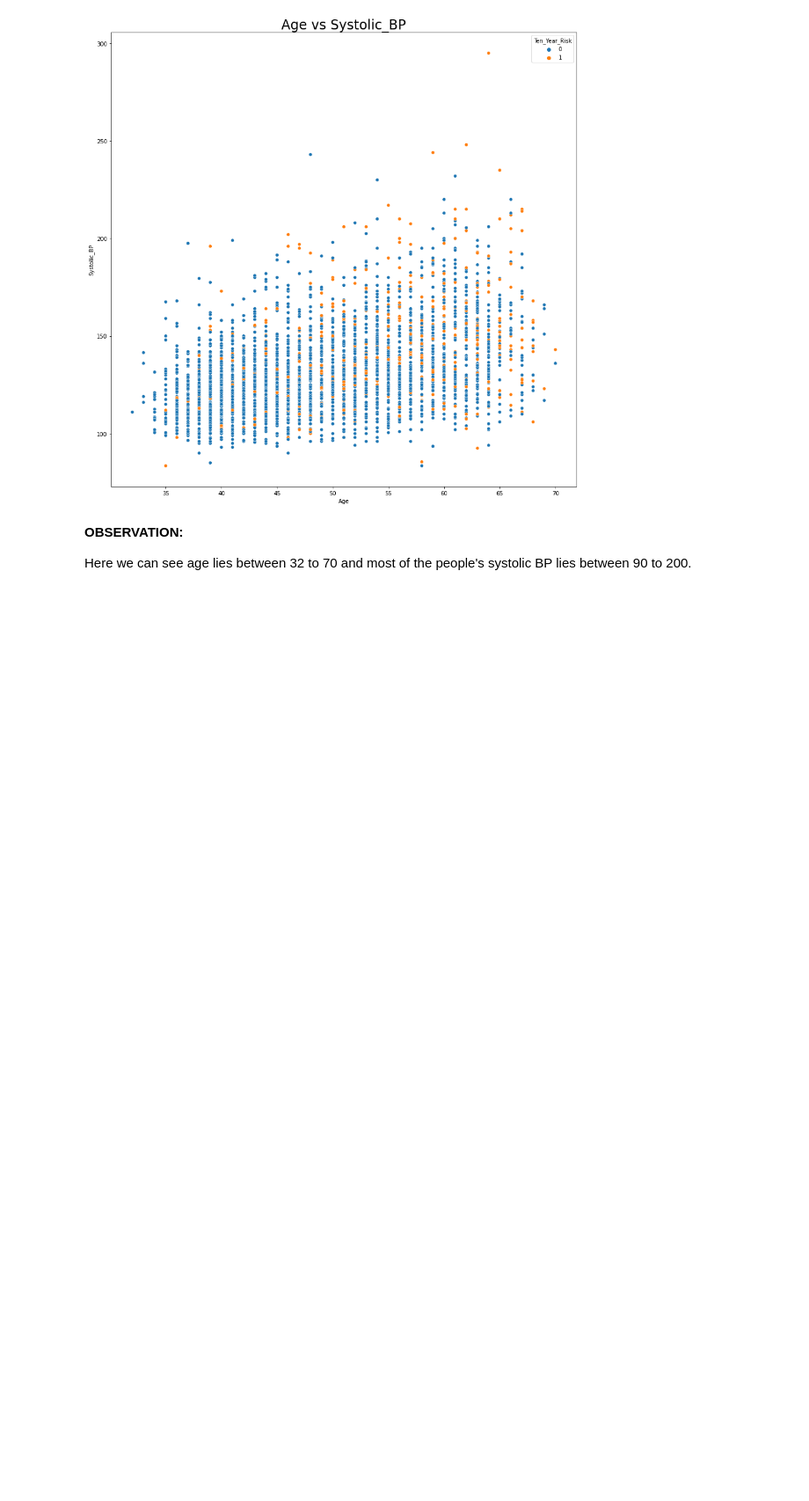
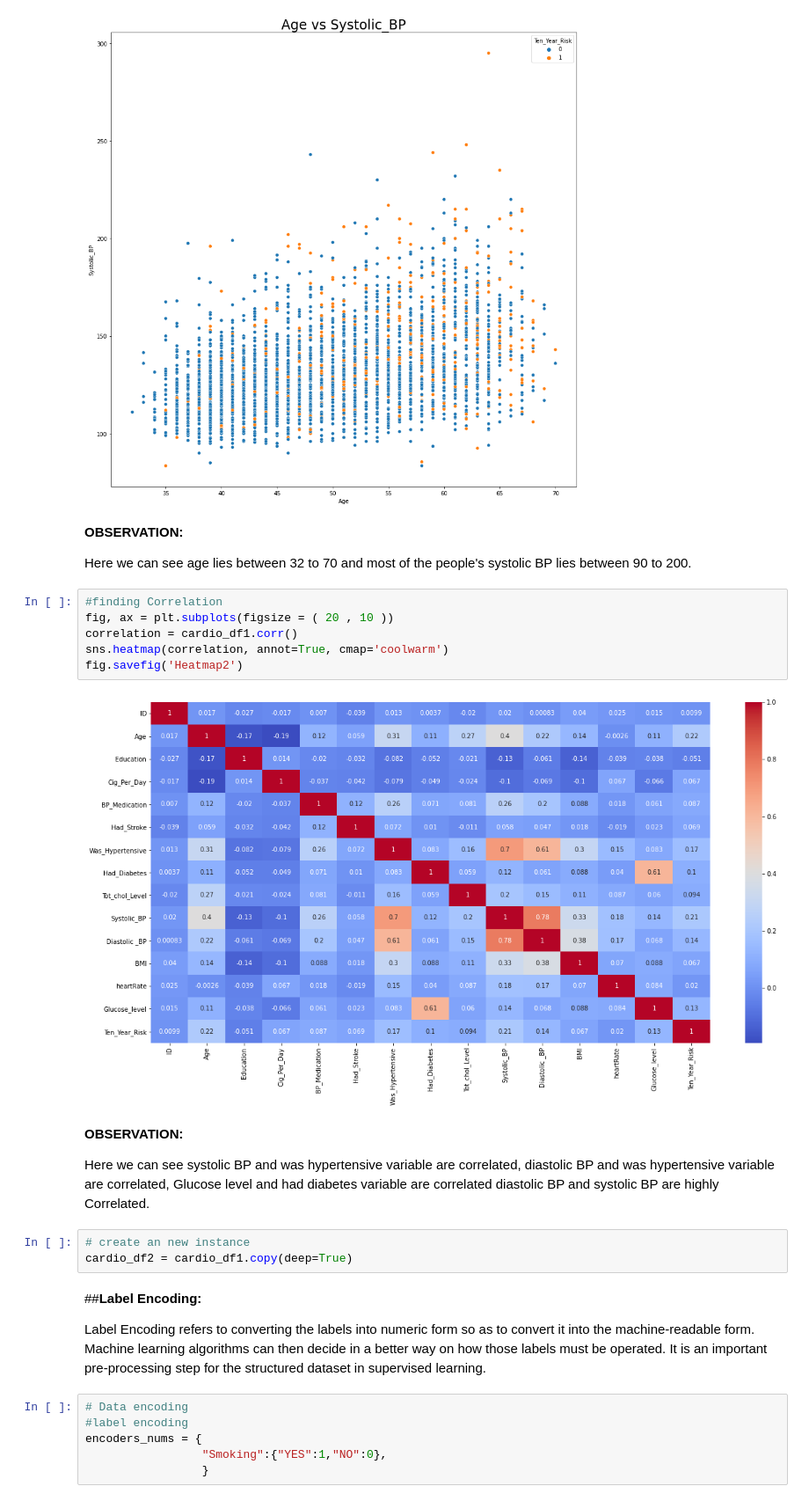
Before and after one commit to humant01/Cardiovascular-Risk-Prediction, a Jupyter notebook: Cardiovascular_Risk_Prediction.ipynb, the cells around one changed output. Shown at 88% size. Saved outputs shown, nothing was run; the diff lists cells and outputs as text; blank space fills up the shorter version.

```diff
--- a/Cardiovascular_Risk_Prediction.ipynb
+++ b/Cardiovascular_Risk_Prediction.ipynb
@@ -1107,3 +1107,29 @@ Text(0.5, 1.0, 'Age vs Systolic_BP')
 **OBSERVATION:**
 
 Here we can see age lies between 32 to 70 and most of the people's systolic BP lies between 90 to 200.
+# %%
+#finding Correlation
+fig, ax = plt.subplots(figsize = ( 20 , 10 ))
+correlation = cardio_df1.corr()
+sns.heatmap(correlation, annot=True, cmap='coolwarm')
+fig.savefig('Heatmap2')
+# %% [output]
+[figure, added]
+# %% [markdown]
+**OBSERVATION:**
+
+Here we can see systolic BP and was hypertensive variable are correlated, diastolic BP and was hypertensive variable are correlated, Glucose level and had diabetes variable are correlated diastolic BP and systolic BP are highly Correlated.
+# %%
+# create an new instance
+cardio_df2 = cardio_df1.copy(deep=True)
+# %% [markdown]
+##**Label Encoding:**
+
+
+Label Encoding refers to converting the labels into numeric form so as to convert it into the machine-readable form. Machine learning algorithms can then decide in a better way on how those labels must be operated. It is an important pre-processing step for the structured dataset in supervised learning.
+# %%
+# Data encoding
+#label encoding
+encoders_nums = {
+                 "Smoking":{"YES":1,"NO":0},
+                 }
```
Also changed, not shown: parts of 20 cells of this notebook.
